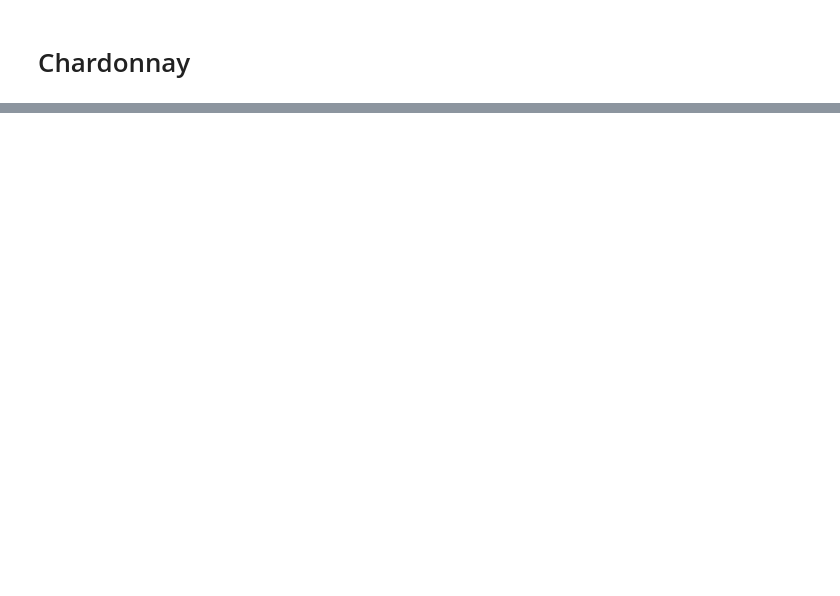
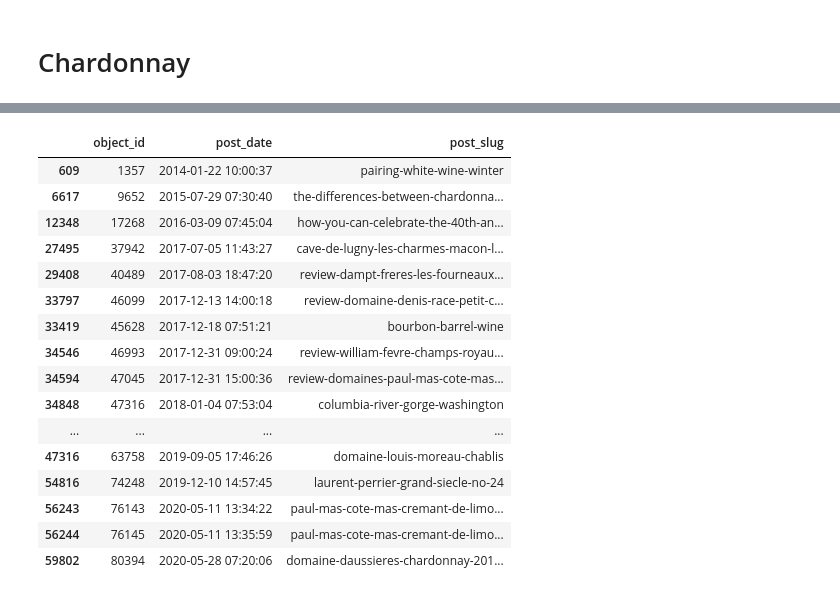
Before and after one commit to JocelynF/WineRegions, a Jupyter notebook: CreatePlots.ipynb, the cells around one changed output, grey strips where cells are left out. Cells and saved outputs as stored; diff of their text form; code cells hidden in the pictures; blank space fills up the shorter version.

```diff
--- a/CreatePlots.ipynb
+++ b/CreatePlots.ipynb
@@ -55,0 +203,20 @@ FileNotFoundError: [Errno 2] File CHARDONNAY_Unfilt.csv does not exist: 'CHARDON
+# %%
+post_info[post_info['object_id'].isin(sub_pages['FRANCE'])].sort_values(by = 'post_date')
+# %% [output]
+|  | object_id | post_date | post_slug |
+| 609 | 1357 | 2014-01-22 10:00:37 | pairing-white-wine-winter |
+| 6617 | 9652 | 2015-07-29 07:30:40 | the-differences-between-chardonna... |
+| 12348 | 17268 | 2016-03-09 07:45:04 | how-you-can-celebrate-the-40th-an... |
+| 27495 | 37942 | 2017-07-05 11:43:27 | cave-de-lugny-les-charmes-macon-l... |
+| 29408 | 40489 | 2017-08-03 18:47:20 | review-dampt-freres-les-fourneaux... |
+| 33797 | 46099 | 2017-12-13 14:00:18 | review-domaine-denis-race-petit-c... |
+| 33419 | 45628 | 2017-12-18 07:51:21 | bourbon-barrel-wine |
+| 34546 | 46993 | 2017-12-31 09:00:24 | review-william-fevre-champs-royau... |
+| 34594 | 47045 | 2017-12-31 15:00:36 | review-domaines-paul-mas-cote-mas... |
+| 34848 | 47316 | 2018-01-04 07:53:04 | columbia-river-gorge-washington |
+| ... | ... | ... | ... |
+| 47316 | 63758 | 2019-09-05 17:46:26 | domaine-louis-moreau-chablis |
+| 54816 | 74248 | 2019-12-10 14:57:45 | laurent-perrier-grand-siecle-no-24 |
+| 56243 | 76143 | 2020-05-11 13:34:22 | paul-mas-cote-mas-cremant-de-limo... |
+| 56244 | 76145 | 2020-05-11 13:35:59 | paul-mas-cote-mas-cremant-de-limo... |
+| 59802 | 80394 | 2020-05-28 07:20:06 | domaine-daussieres-chardonnay-201... |
```
Also changed, not shown: parts of 13 cells of this notebook, 2 other files.
